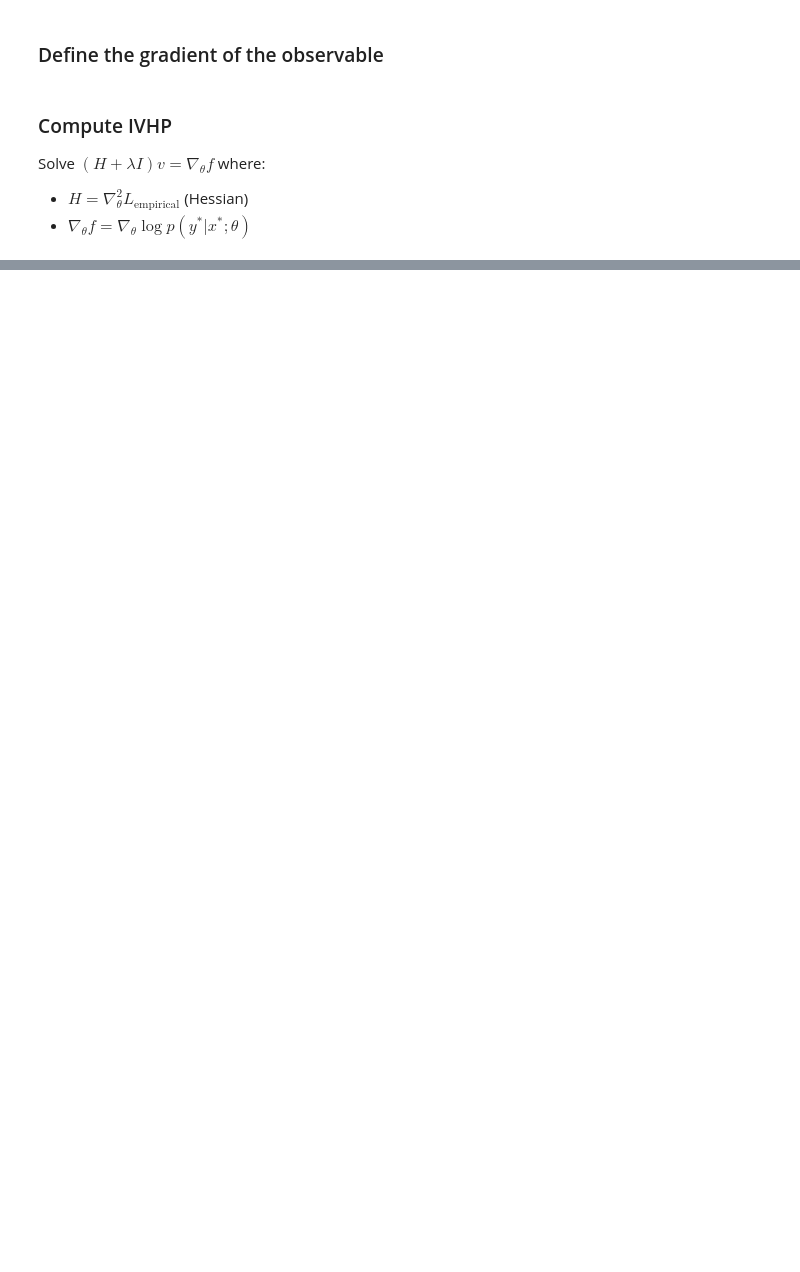
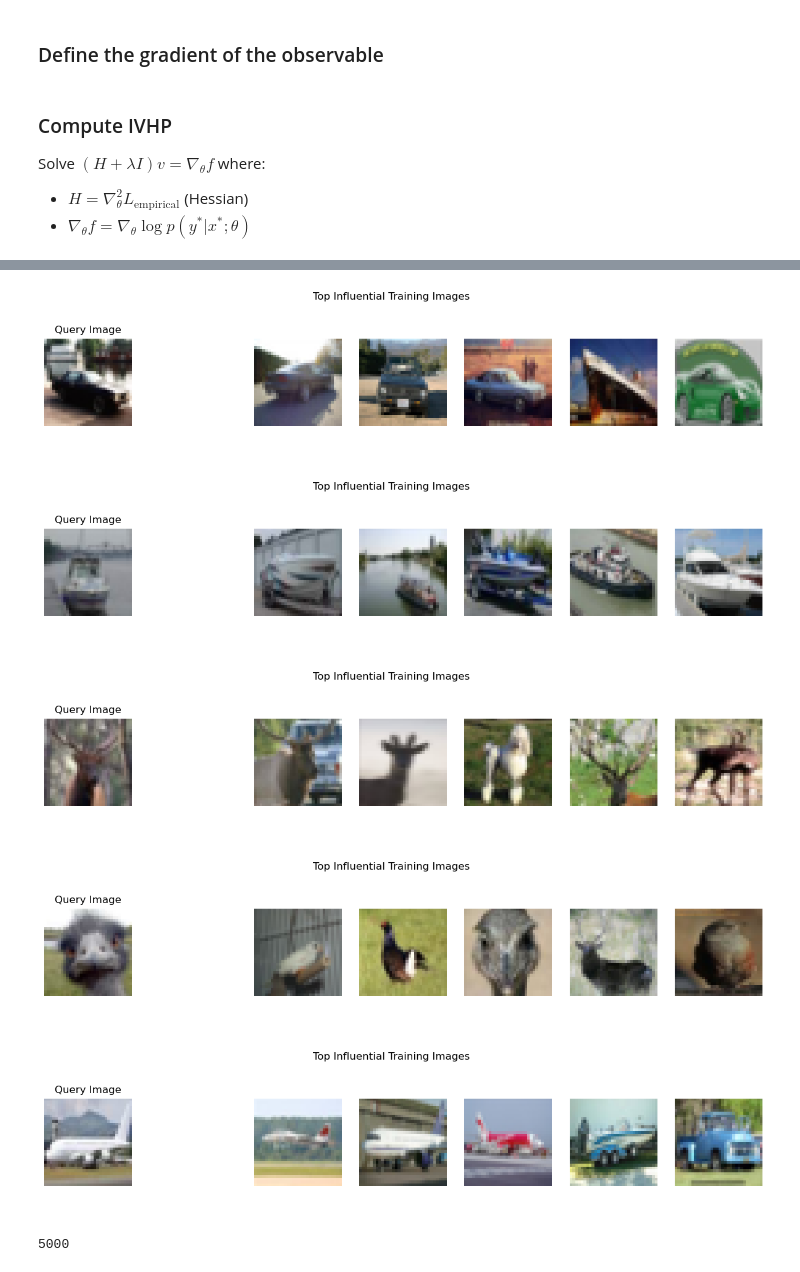
Before and after one commit to jrosseruk/infusion, a Jupyter notebook: cifar10/cifar10.ipynb, the cells around one changed output, grey strips where cells are left out. Cells and saved outputs as stored; diff of their text form; code cells hidden in the pictures; blank space fills up the shorter version.

```diff
--- a/cifar10/cifar10.ipynb
+++ b/cifar10/cifar10.ipynb
@@ -336,22 +338,47 @@ scores.shape
 # %%
-val_indices = [0, 512, 1376, 6920, 8124]
+val_indices = [0, 512, 1376, 2920, 3124]
+
+def prepare_img(img):
+    """Convert torch tensor (C, H, W) to numpy array (H, W, C) for imshow."""
+    if hasattr(img, "detach"):  # torch tensor
+        img = img.detach().cpu()
+    if hasattr(img, "numpy"):   # torch or numpy
+        img = img.numpy()
+    if img.shape[0] == 3:  # Assume (C, H, W)
+        img = img.transpose(1, 2, 0)
+    # Optionally clip range to [0,1]
+    img = img.clip(0, 1)
+    return img
 
 def visualize(scores, descending=True):
     for i in val_indices:
         fig, axs = plt.subplots(ncols=7, figsize=(15, 3))
         fig.suptitle("Top Influential Training Images")
 
-        axs[0].imshow(valid_ds[i][0])
+        axs[0].imshow(prepare_img(valid_ds[i][0]))
         axs[0].axis("off")
         axs[0].set_title("Query Image")
         axs[1].axis("off")
 
         top_idxs = scores[i].argsort(descending=descending)[:5]
         for ii, idx in enumerate(top_idxs):
-            axs[ii + 2].imshow(train_ds[idx][0])
+            axs[ii + 2].imshow(prepare_img(train_ds[idx][0]))
             axs[ii + 2].axis("off")
 
         fig.show()
 
 
 visualize(scores)
+# %% [output]
+[figure, added]
+[figure, added]
+[figure, added]
+[figure, added]
+[figure, added]
+# %%
+len(nabla_f)
+nabla_f[0].shape
+
+len(valid_ds)
+# %% [output]
+5000
```
Also changed, not shown: parts of 9 cells of this notebook, 1 other file.
